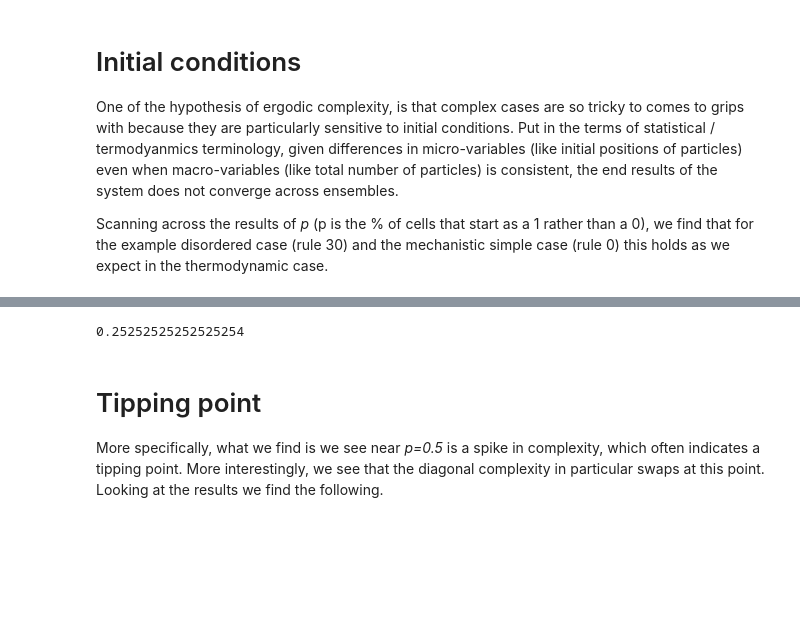
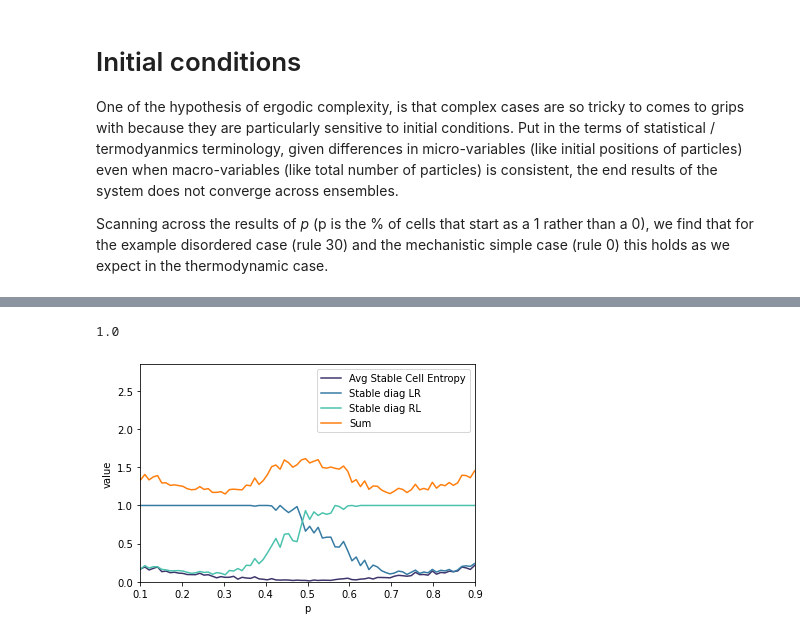
Before and after one commit to timjdavey/incoherence, a Jupyter notebook: notebooks/4.3. Tipping points - Cellular Automata.ipynb, the cells around one changed output, grey strips where cells are left out. Cells and saved outputs as stored; diff of their text form; code cells hidden in the pictures; blank space fills up the shorter version.

```diff
--- a/notebooks/4.3. Tipping points - Cellular Automata.ipynb
+++ b/notebooks/4.3. Tipping points - Cellular Automata.ipynb
@@ -51,9 +56,6 @@ However, what we find, is for the ergodically complex case (rule 226) we see tha
 # %%
 cas226 = cas_for_p(rule=226, increments=100)
-cas226_complexities = plot_complexity(cas226)
+cas226_complexities = plot_complexity(cas226, ylim=(0, None))
 # %% [output]
-0.25252525252525254
+1.0
+[figure, added]
-# %% [markdown]
-# Tipping point
-
-More specifically, what we find is we see near _p=0.5_ is a spike in complexity, which often indicates a tipping point. More interestingly, we see that the diagonal complexity in particular swaps at this point. Looking at the results we find the following.
```
Also changed, not shown: parts of 12 cells of this notebook, 11 other files.
